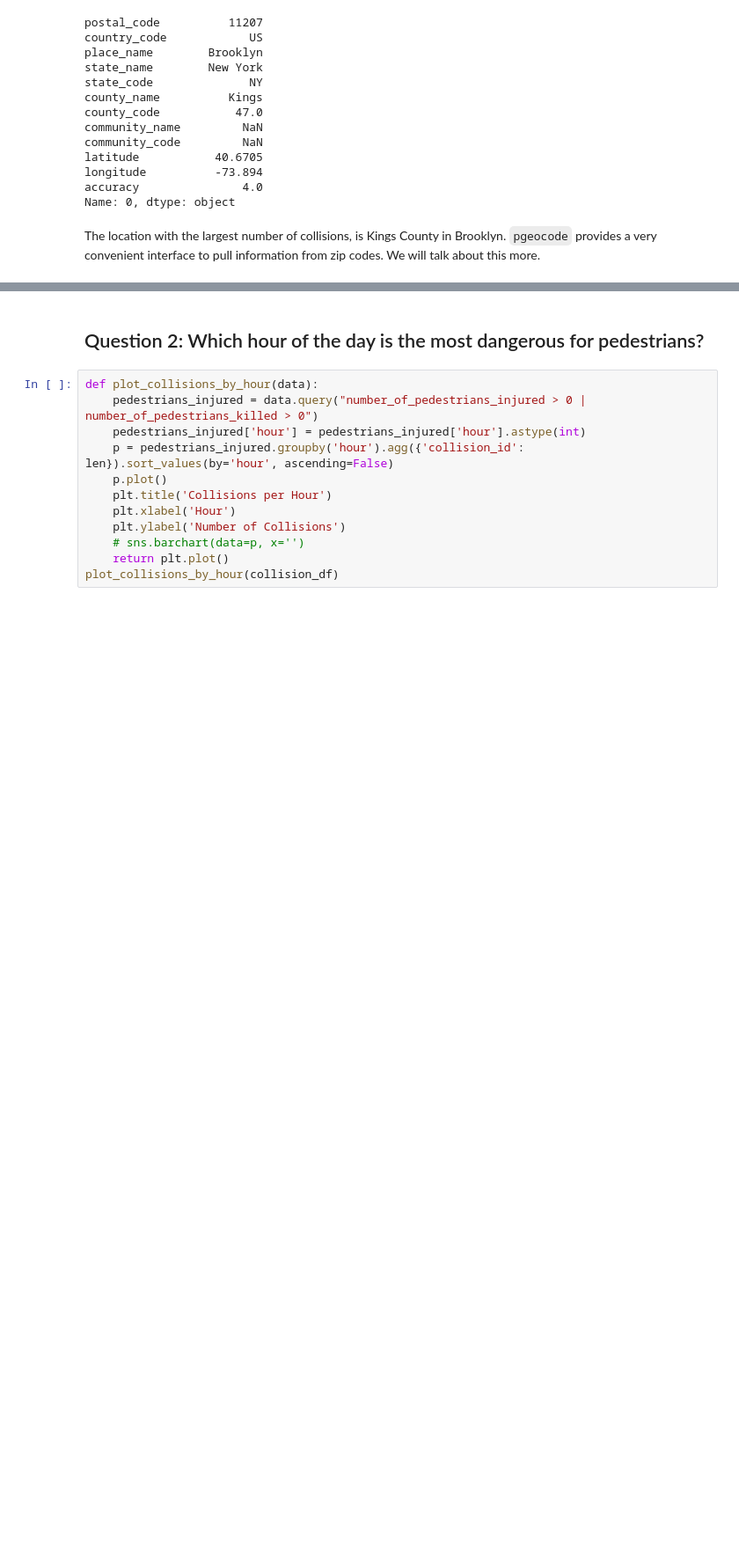
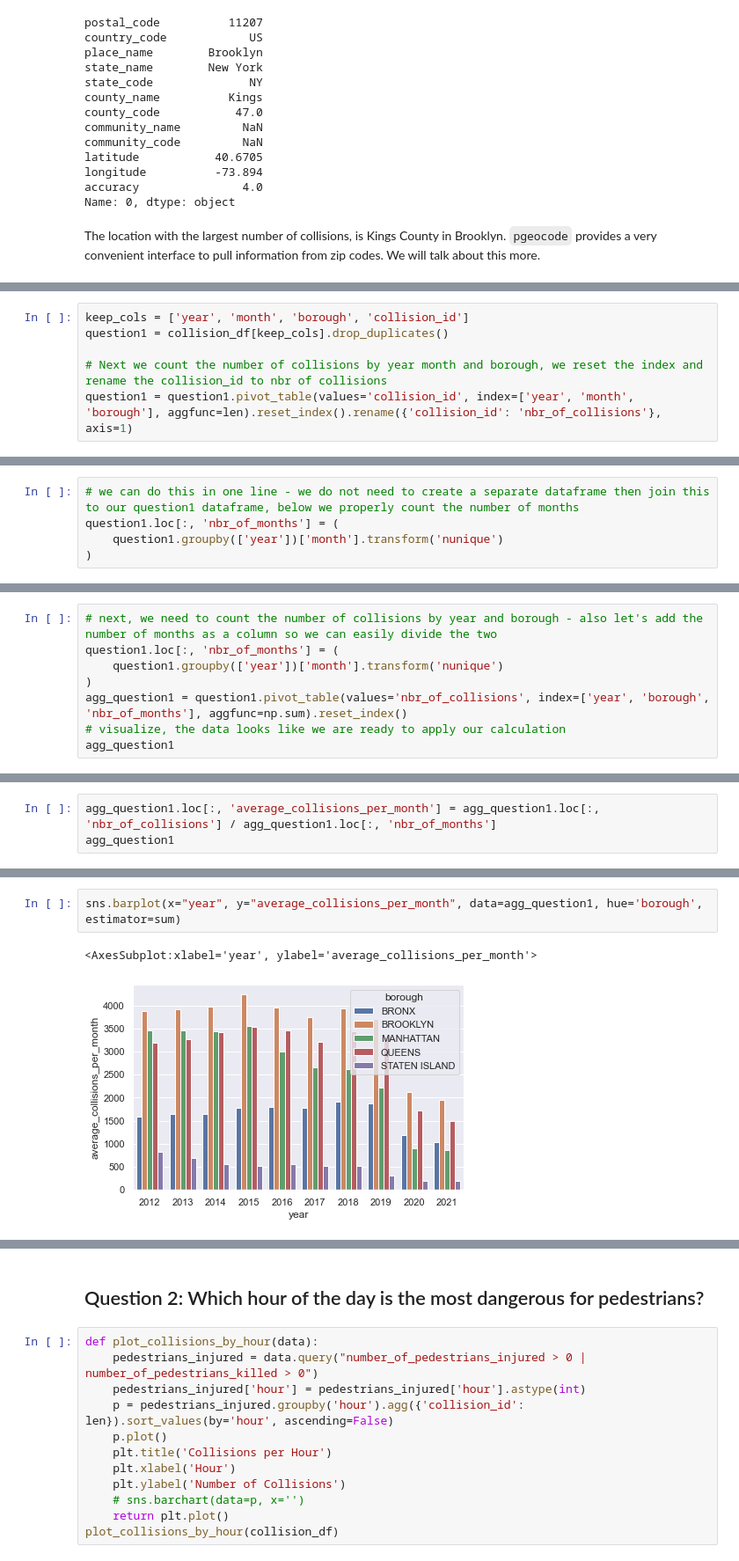
Before and after one commit to jordan-carson/data-engineering-nyc, a Jupyter notebook: src/part2_eda.ipynb, the cells around one changed output, grey strips where cells are left out. Shown at 88% size. Saved outputs shown, nothing was run; the diff lists cells and outputs as text; blank space fills up the shorter version.

```diff
--- a/src/part2_eda.ipynb
+++ b/src/part2_eda.ipynb
@@ -240,0 +318,6 @@ average_per_month_per_bureau
+# %%
+keep_cols = ['year', 'month', 'borough', 'collision_id']
+question1 = collision_df[keep_cols].drop_duplicates()
+
+# Next we count the number of collisions by year month and borough, we reset the index and rename the collision_id to nbr of collisions
+question1 = question1.pivot_table(values='collision_id', index=['year', 'month', 'borough'], aggfunc=len).reset_index().rename({'collision_id': 'nbr_of_collisions'}, axis=1)
@@ -240,0 +340,5 @@ average_per_month_per_bureau
+# %%
+# we can do this in one line - we do not need to create a separate dataframe then join this to our question1 dataframe, below we properly count the number of months
+question1.loc[:, 'nbr_of_months'] = (
+    question1.groupby(['year'])['month'].transform('nunique')
+)
@@ -240,0 +355,8 @@ average_per_month_per_bureau
+# %%
+# next, we need to count the number of collisions by year and borough - also let's add the number of months as a column so we can easily divide the two
+question1.loc[:, 'nbr_of_months'] = (
+    question1.groupby(['year'])['month'].transform('nunique')
+)
+agg_question1 = question1.pivot_table(values='nbr_of_collisions', index=['year', 'borough', 'nbr_of_months'], aggfunc=np.sum).reset_index()
+# visualize, the data looks like we are ready to apply our calculation
+agg_question1
@@ -240,0 +381,3 @@ average_per_month_per_bureau
+# %%
+agg_question1.loc[:, 'average_collisions_per_month'] = agg_question1.loc[:, 'nbr_of_collisions'] / agg_question1.loc[:, 'nbr_of_months']
+agg_question1
@@ -240,0 +402,5 @@ average_per_month_per_bureau
+# %%
+sns.barplot(x="year", y="average_collisions_per_month", data=agg_question1, hue='borough', estimator=sum)
+# %% [output]
+<AxesSubplot:xlabel='year', ylabel='average_collisions_per_month'>
+[figure, added]
```
Also changed, not shown: parts of 27 cells of this notebook.
